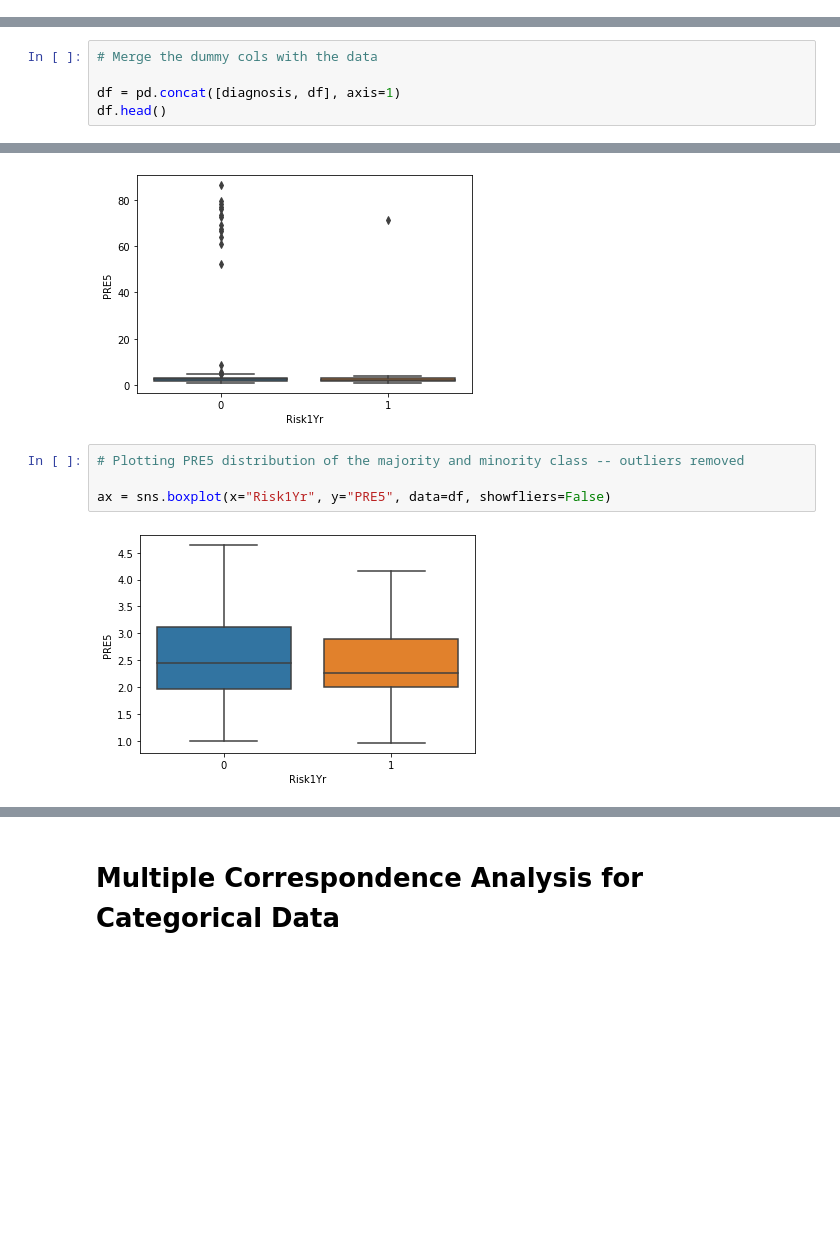
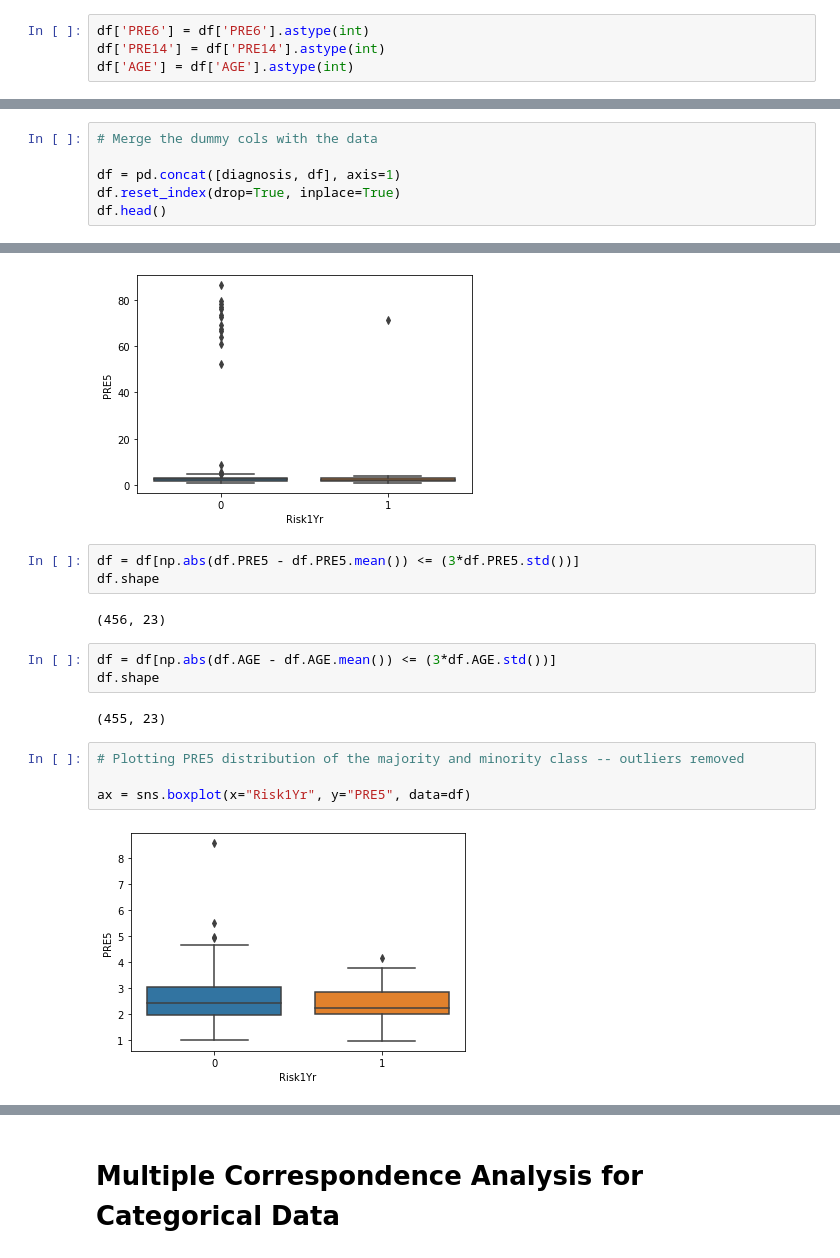
Before and after one commit to Robert-Lewis3/Springboard, a Jupyter notebook: CAPSTONE_2/CAPSTONE - Thoracic Surgery.ipynb, the cells around one changed output, grey strips where cells are left out. Cells and saved outputs as stored; diff of their text form; blank space fills up the shorter version.

```diff
--- a/CAPSTONE_2/CAPSTONE - Thoracic Surgery.ipynb
+++ b/CAPSTONE_2/CAPSTONE - Thoracic Surgery.ipynb
@@ -108,6 +108,10 @@ df.head()
 | 2 | DGN3 | 2.76 | 2.08 | 1.0 | 0 | 0 | 0 | 1 | 0 | 0.0 | 0 | ... |
 | 3 | DGN3 | 3.68 | 3.04 | 0.0 | 0 | 0 | 0 | 0 | 0 | 0.0 | 0 | ... |
 | 4 | DGN3 | 2.44 | 0.96 | 2.0 | 0 | 1 | 0 | 1 | 1 | 0.0 | 0 | ... |
+# %%
+df['PRE6'] = df['PRE6'].astype(int)
+df['PRE14'] = df['PRE14'].astype(int)
+df['AGE'] = df['AGE'].astype(int)
 # %%
 # Creating dummy variables for the Diagnosis (DGN) column:
 
@@ -136,6 +140,7 @@ df.head()
 # Merge the dummy cols with the data
 
 df = pd.concat([diagnosis, df], axis=1)
+df.reset_index(drop=True, inplace=True)
 df.head()
 # %% [output]
 |  | Diag_DGN1 | Diag_DGN2 | Diag_DGN3 | Diag_DGN4 | Diag_DGN5 | Diag_DGN6 | Diag_DGN8 | PRE4 | PRE5 | ... |
@@ -281,12 +285,22 @@ From the distributions above, it appears there are outliers in both the PRE5 and
 ax = sns.boxplot(x="Risk1Yr", y="PRE5", data=df, showfliers=True)
 # %% [output]
 [figure]
+# %%
+df = df[np.abs(df.PRE5 - df.PRE5.mean()) <= (3*df.PRE5.std())]
+df.shape
+# %% [output]
+(456, 23)
+# %%
+df = df[np.abs(df.AGE - df.AGE.mean()) <= (3*df.AGE.std())]
+df.shape
+# %% [output]
+(455, 23)
 # %%
 # Plotting PRE5 distribution of the majority and minority class -- outliers removed
 
-ax = sns.boxplot(x="Risk1Yr", y="PRE5", data=df, showfliers=False)
+ax = sns.boxplot(x="Risk1Yr", y="PRE5", data=df)
 # %% [output]
-[figure, old version]
+[figure, new version]
 # %%
 corr = df.corr()
 
```
Also changed, not shown: parts of 48 cells of this notebook.
